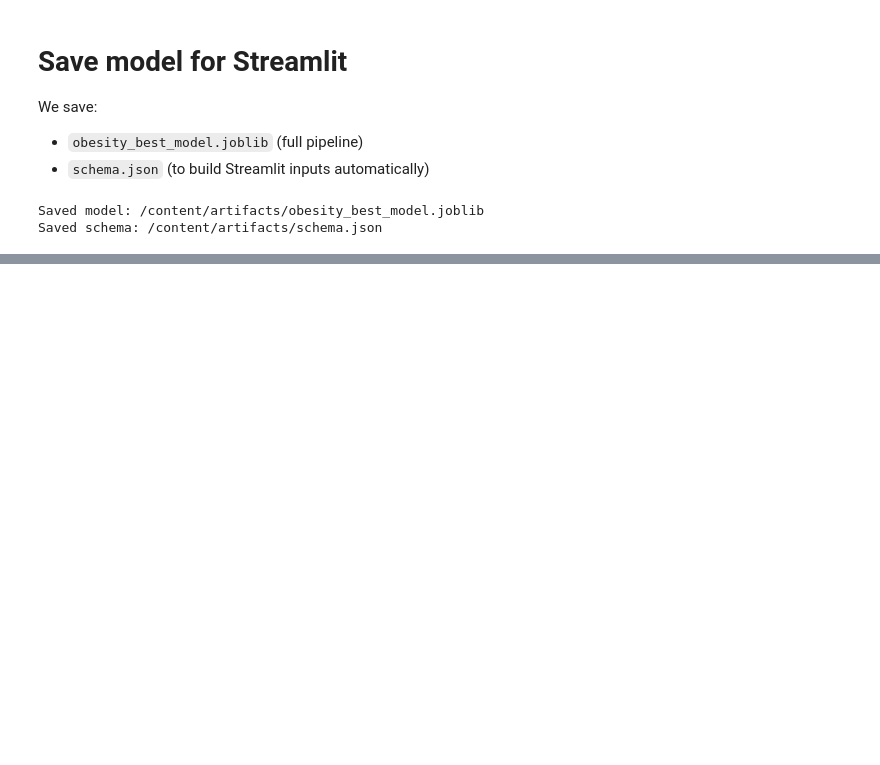
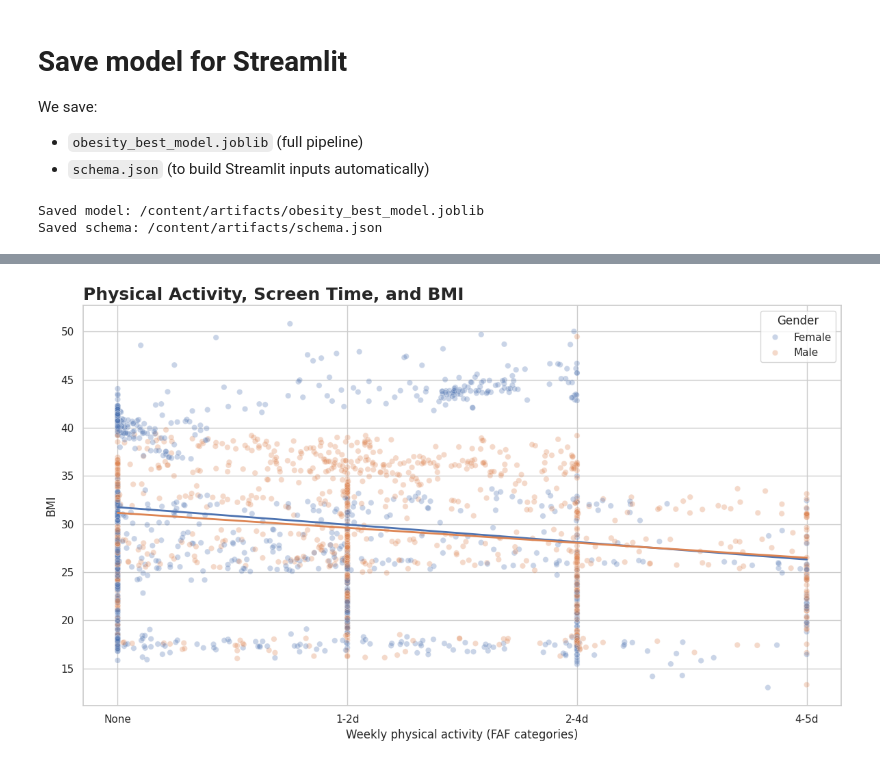
Before and after one commit to MichelleThaeMyat/obesitylevel, a Jupyter notebook: Obesity_Level_Prediction_Project.ipynb, the cells around one changed output, grey strips where cells are left out. Drawn from its saved outputs; the diff is of its cells as text; code cells hidden in the pictures; blank space fills up the shorter version.

```diff
--- a/Obesity_Level_Prediction_Project.ipynb
+++ b/Obesity_Level_Prediction_Project.ipynb
@@ -1111,0 +744,56 @@ files.download(SCHEMA_PATH)
+# %%
+# ============================================
+# Scatter (alpha=0.3) + linear fit lines per Gender
+# X axis ticks: 0..3 with labels: None, 1-2d, 2-4d, 4-5d
+# Labels: x="Weekly physical activity (FAF categories)", y="BMI"
+# ============================================
+
+import numpy as np
+import matplotlib.pyplot as plt
+import seaborn as sns
+
+# Assumes your notebook already has df with BMI computed and Gender/FAF present
+# If BMI not created yet, uncomment:
+# df["BMI"] = df["Weight"] / (df["Height"] ** 2)
+
+# Keep only required rows (avoid NaNs breaking the plot)
+plot_df = df.dropna(subset=["FAF", "BMI", "Gender"]).copy()
+
+# Use a clean ggplot-like background
+sns.set_theme(style="whitegrid")
+
+plt.figure(figsize=(12, 7))
+
+# Scatter points (alpha=0.3), colored by Gender
+sns.scatterplot(
+    data=plot_df,
+    x="FAF",
+    y="BMI",
+    hue="Gender",
+    alpha=0.3,
+)
+
+# Add linear regression lines per Gender, no confidence interval (se=FALSE)
+for gender in plot_df["Gender"].unique():
+    sub = plot_df[plot_df["Gender"] == gender]
+    if len(sub) >= 2:
+        # Fit BMI = a + b*FAF
+        b, a = np.polyfit(sub["FAF"].astype(float), sub["BMI"].astype(float), 1)
+        xs = np.linspace(0, 3, 200)  # FAF categories range 0..3
+        ys = a + b * xs
+        plt.plot(xs, ys, linewidth=2)
+
+# X axis ticks & labels
+plt.xticks([0, 1, 2, 3], ["None", "1-2d", "2-4d", "4-5d"])
+
+# Axis labels
+plt.xlabel("Weekly physical activity (FAF categories)")
+plt.ylabel("BMI")
+
+# Optional: add  title style
+plt.title("Physical Activity, Screen Time, and BMI", loc="left", fontsize=18, fontweight="bold")
+
+plt.tight_layout()
+plt.show()
+# %% [output]
+[figure, added]
```
Also changed, not shown: parts of 23 cells of this notebook.
